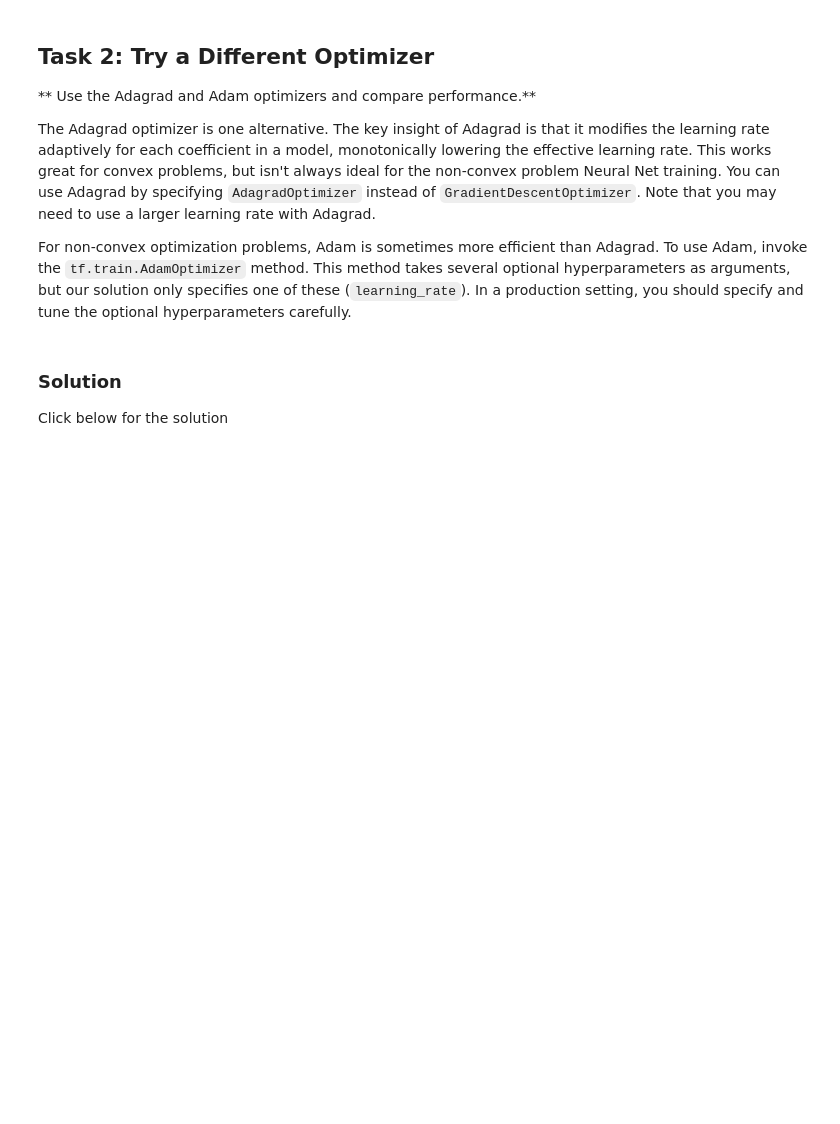
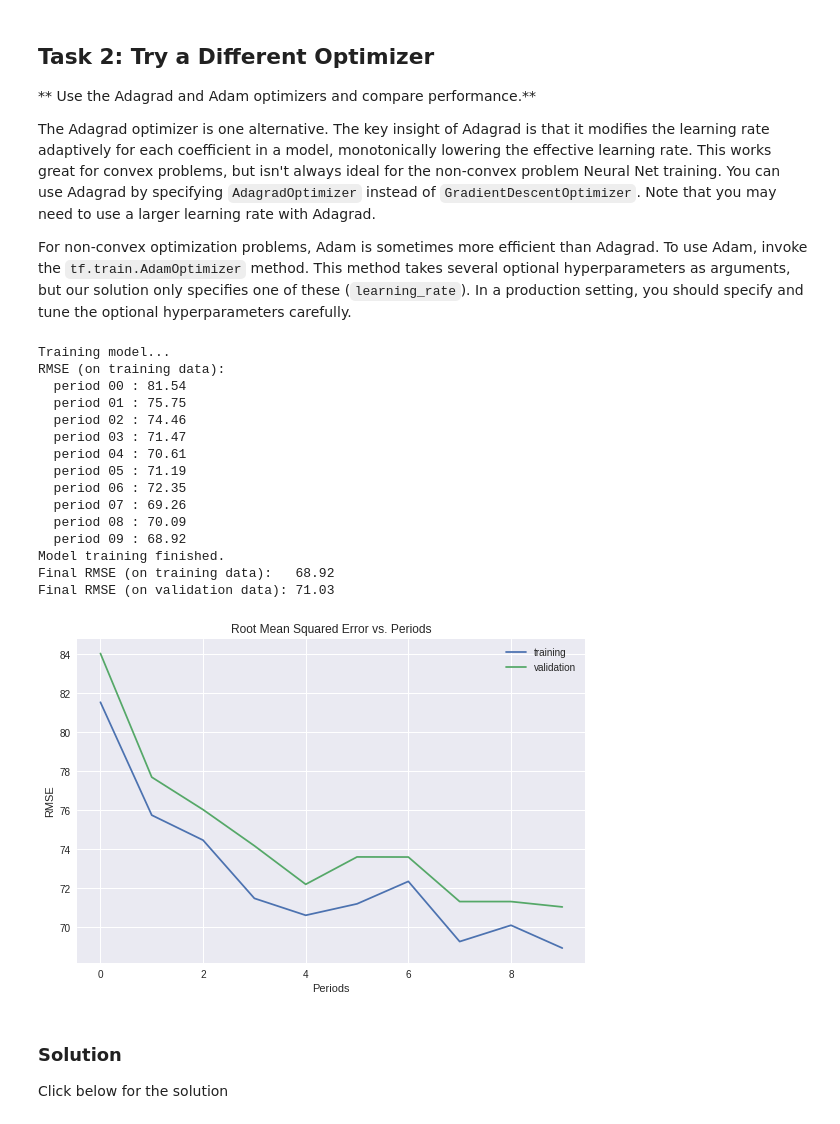
Before and after one commit to alishashaw439/Assignment-5, a Jupyter notebook: improving_neural_net_performance.ipynb, the cells around one changed output. Cells and saved outputs as stored; diff of their text form; code cells hidden in the pictures; blank space fills up the shorter version.

```diff
--- a/improving_neural_net_performance.ipynb
+++ b/improving_neural_net_performance.ipynb
@@ -438,7 +434,33 @@ For non-convex optimization problems, Adam is sometimes more efficient than Adag
 # %%
 #
 # YOUR CODE HERE: Retrain the network using Adagrad and then Adam.
 #
+_, adagrad_training_losses, adagrad_validation_losses = train_nn_regression_model(
+    my_optimizer=tf.train.AdagradOptimizer(learning_rate=0.5),
+    steps=500,
+    batch_size=100,
+    hidden_units=[10, 10],
+    training_examples=normalized_training_examples,
+    training_targets=training_targets,
+    validation_examples=normalized_validation_examples,
+    validation_targets=validation_targets)
+# %% [output]
+Training model...
+RMSE (on training data):
+  period 00 : 81.54
+  period 01 : 75.75
+  period 02 : 74.46
+  period 03 : 71.47
+  period 04 : 70.61
+  period 05 : 71.19
+  period 06 : 72.35
+  period 07 : 69.26
+  period 08 : 70.09
+  period 09 : 68.92
+Model training finished.
+Final RMSE (on training data):   68.92
+Final RMSE (on validation data): 71.03
+[figure, added]
 # %% [markdown]
 ### Solution
 
```
Also changed, not shown: parts of 12 cells of this notebook.
